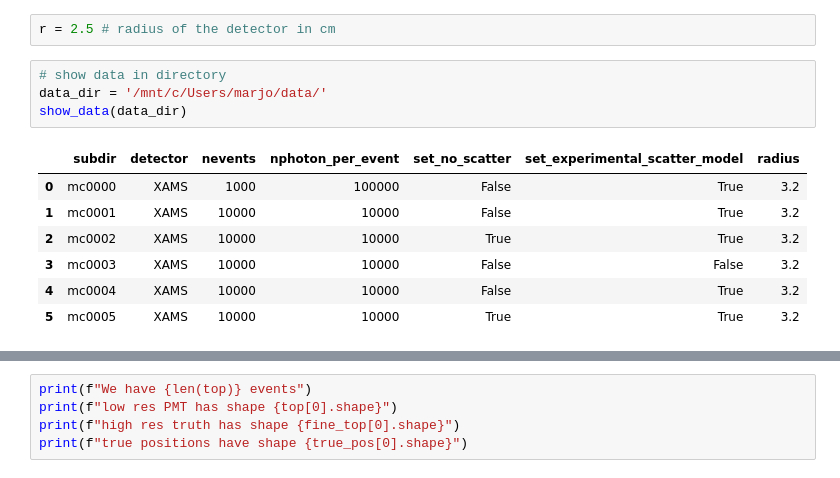
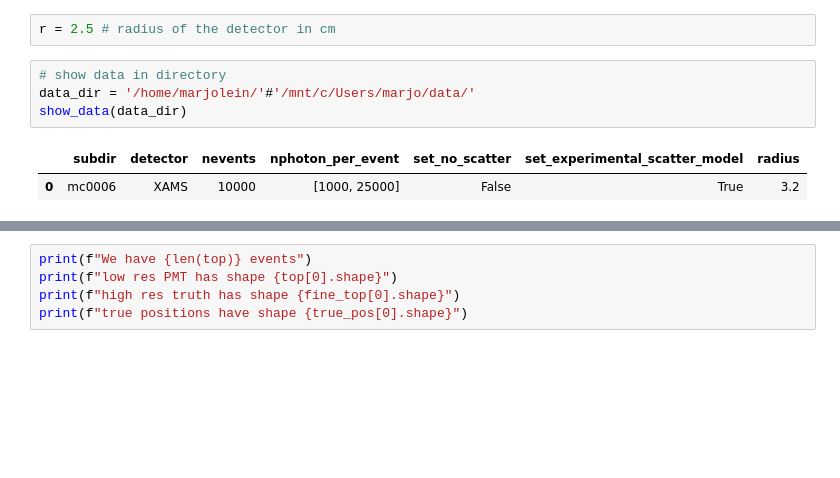
Before and after one commit to acolijn/OptoSim, a Jupyter notebook: notebook/TrainModel.ipynb, the cells around one changed output, grey strips where cells are left out. Drawn from its saved outputs; the diff is of its cells as text; blank space fills up the shorter version.

```diff
--- a/notebook/TrainModel.ipynb
+++ b/notebook/TrainModel.ipynb
@@ -24,15 +21,10 @@ from ModelUtils import *
 r = 2.5 # radius of the detector in cm
 # %%
 # show data in directory
-data_dir = '/mnt/c/Users/marjo/data/'
+data_dir = '/home/marjolein/'#'/mnt/c/Users/marjo/data/'
 show_data(data_dir)
 # %% [output]
 |  | subdir | detector | nevents | nphoton_per_event | set_no_scatter | set_experimental_scatter_model | radius |
-| 0 | mc0000 | XAMS | 1000 | 100000 | False | True | 3.2 |
-| 1 | mc0001 | XAMS | 10000 | 10000 | False | True | 3.2 |
-| 2 | mc0002 | XAMS | 10000 | 10000 | True | True | 3.2 |
-| 3 | mc0003 | XAMS | 10000 | 10000 | False | False | 3.2 |
-| 4 | mc0004 | XAMS | 10000 | 10000 | False | True | 3.2 |
-| 5 | mc0005 | XAMS | 10000 | 10000 | True | True | 3.2 |
+| 0 | mc0006 | XAMS | 10000 | [1000, 25000] | False | True | 3.2 |
 # %%
 # read data
```
Also changed, not shown: parts of 7 cells of this notebook, 5 other files.
